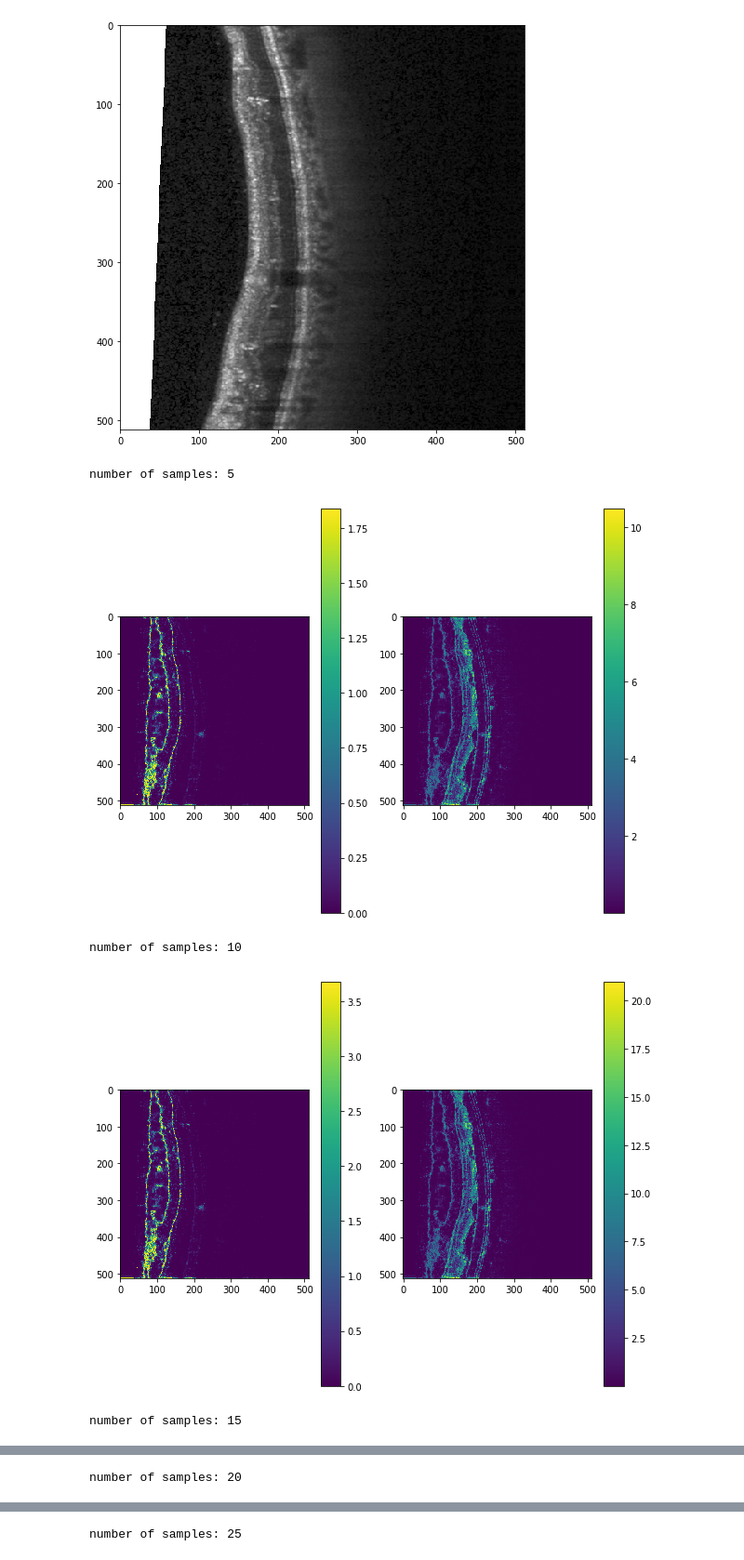
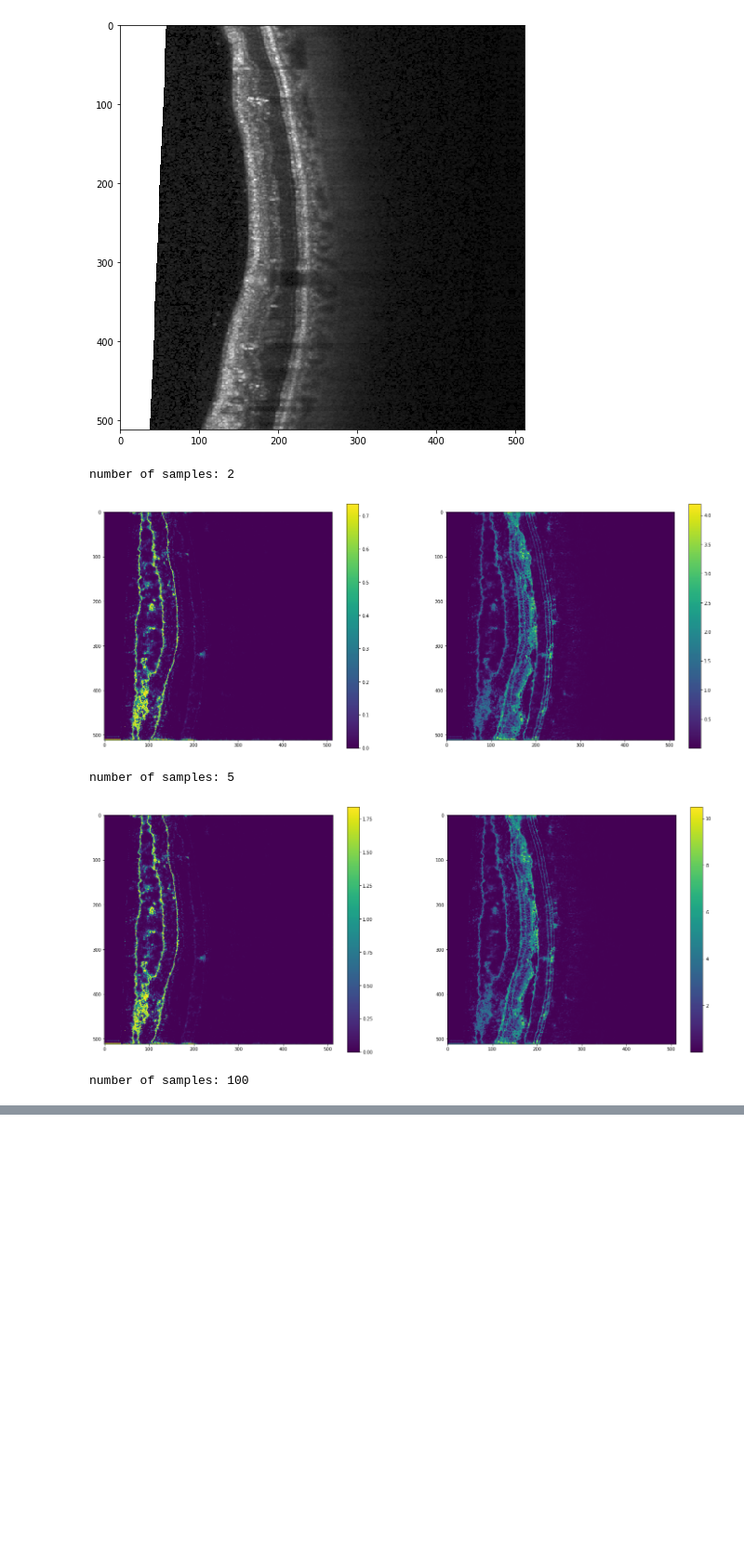
Before and after one commit to magnusja/RelayNet, a Jupyter notebook: prediction.ipynb, the cells around one changed output, grey strips where cells are left out. Shown at 93% size. Drawn from its saved outputs; the diff is of its cells as text; code cells hidden in the pictures; blank space fills up the shorter version.

Commit message:
Use 2, 5, and 100 as number of samples

```diff
--- a/prediction.ipynb
+++ b/prediction.ipynb
@@ -78,23 +78,25 @@ plt.show()
 [figure]
 [figure]
 # %%
-for i in range(5, 100, 5):
+
+for i in [2, 5, 100]:
+    plt.figure(figsize=(25,10))
     print('number of samples: {}'.format(i))
     avg, per_class_entropy, overall_entropy = relay_net.predict(
         Variable(torch.Tensor(test_data.X[11:12]).cuda(),volatile=True),
         times=i)
 
     plt.subplot(121)
     plt.imshow(np.squeeze(per_class_entropy)[1])
     plt.colorbar()
 
     plt.subplot(122)
     plt.imshow(np.squeeze(overall_entropy))
     plt.colorbar()
     plt.show()
 # %% [output]
-number of samples: 5
+number of samples: 2
-[figure, old version]
+[figure, new version]
-number of samples: 10
+number of samples: 5
-[figure, old version]
+[figure, new version]
-number of samples: 15
+number of samples: 100
@@ -102 +103,0 @@ number of samples: 15
-number of samples: 20
@@ -104 +103,0 @@ number of samples: 20
-number of samples: 25
```
Also changed, not shown: parts of 1 cell of this notebook.
